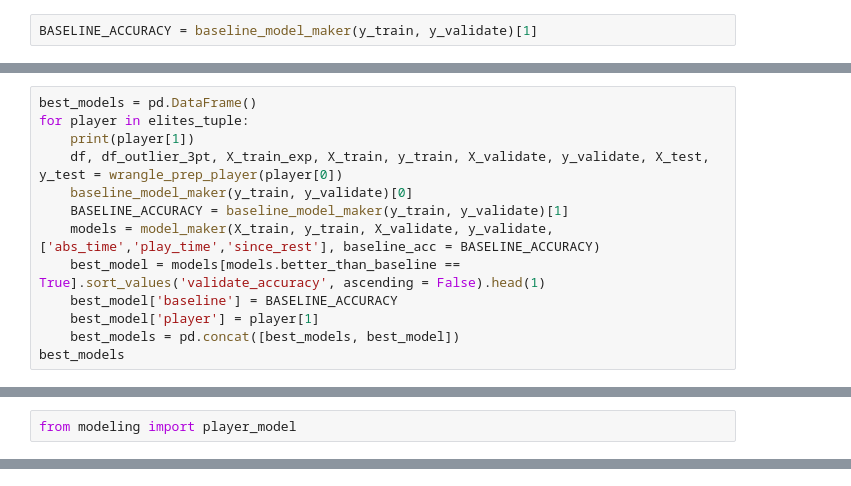
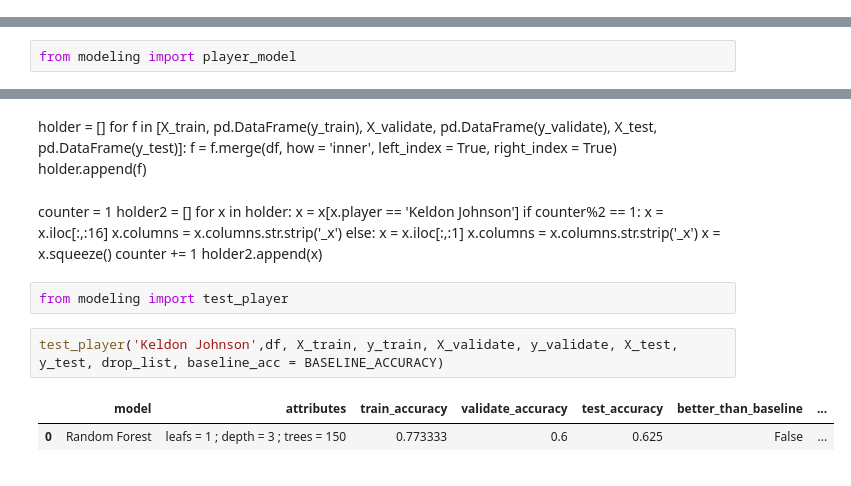
Before and after one commit to Eyring-Miller-Muriithi-capstone/shot-caller-for-ballers, a Jupyter notebook: modeling_workbook.ipynb, the cells around one changed output, grey strips where cells are left out. Cells and saved outputs as stored; diff of their text form.

```diff
--- a/modeling_workbook.ipynb
+++ b/modeling_workbook.ipynb
@@ -126,2 +117,0 @@ baseline_model_maker(y_train, y_validate)[0]
-# %%
-BASELINE_ACCURACY = baseline_model_maker(y_train, y_validate)[1]
@@ -153,13 +132,0 @@ elites_tuple = list(zip(player_id_list, player_name_list))
-# %%
-best_models = pd.DataFrame()
-for player in elites_tuple:
-    print(player[1])
-    df, df_outlier_3pt, X_train_exp, X_train, y_train, X_validate, y_validate, X_test, y_test = wrangle_prep_player(player[0])
-    baseline_model_maker(y_train, y_validate)[0]
-    BASELINE_ACCURACY = baseline_model_maker(y_train, y_validate)[1]
-    models = model_maker(X_train, y_train, X_validate, y_validate, ['abs_time','play_time','since_rest'], baseline_acc = BASELINE_ACCURACY)
-    best_model = models[models.better_than_baseline == True].sort_values('validate_accuracy', ascending = False).head(1)
-    best_model['baseline'] = BASELINE_ACCURACY
-    best_model['player'] = player[1]
-    best_models = pd.concat([best_models, best_model])
-best_models
@@ -198,0 +231,26 @@ best_model
+# %% [markdown]
+holder = []
+for f in [X_train, pd.DataFrame(y_train), X_validate, pd.DataFrame(y_validate), X_test, pd.DataFrame(y_test)]:
+    f = f.merge(df, how = 'inner', left_index = True, right_index = True)
+    holder.append(f)
+# %% [markdown]
+counter = 1
+holder2 = []
+for x in holder:
+    x = x[x.player == 'Keldon Johnson']
+    if counter%2 == 1:
+        x = x.iloc[:,:16]
+        x.columns = x.columns.str.strip('_x')
+    else:
+        x = x.iloc[:,:1]
+        x.columns = x.columns.str.strip('_x')
+        x = x.squeeze()
+    counter += 1
+    holder2.append(x)
+# %%
+from modeling import test_player
+# %%
+test_player('Keldon Johnson',df, X_train, y_train, X_validate, y_validate, X_test, y_test, drop_list, baseline_acc = BASELINE_ACCURACY)
+# %% [output]
+|  | model | attributes | train_accuracy | validate_accuracy | test_accuracy | better_than_baseline | ... |
+| 0 | Random Forest | leafs = 1 ; depth = 3 ; trees = 150 | 0.773333 | 0.6 | 0.625 | False | ... |
```
Also changed, not shown: parts of 72 cells of this notebook.
